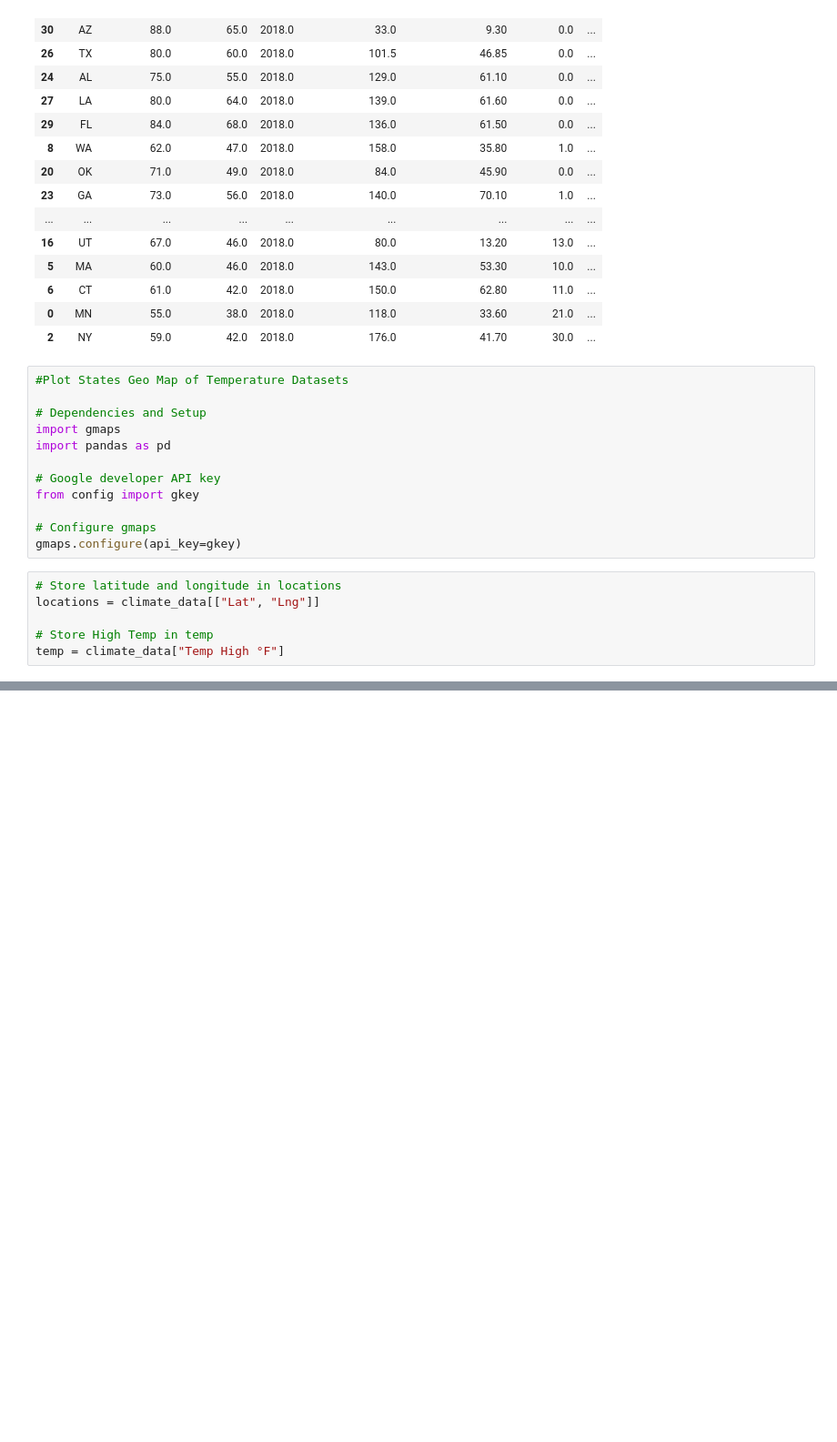
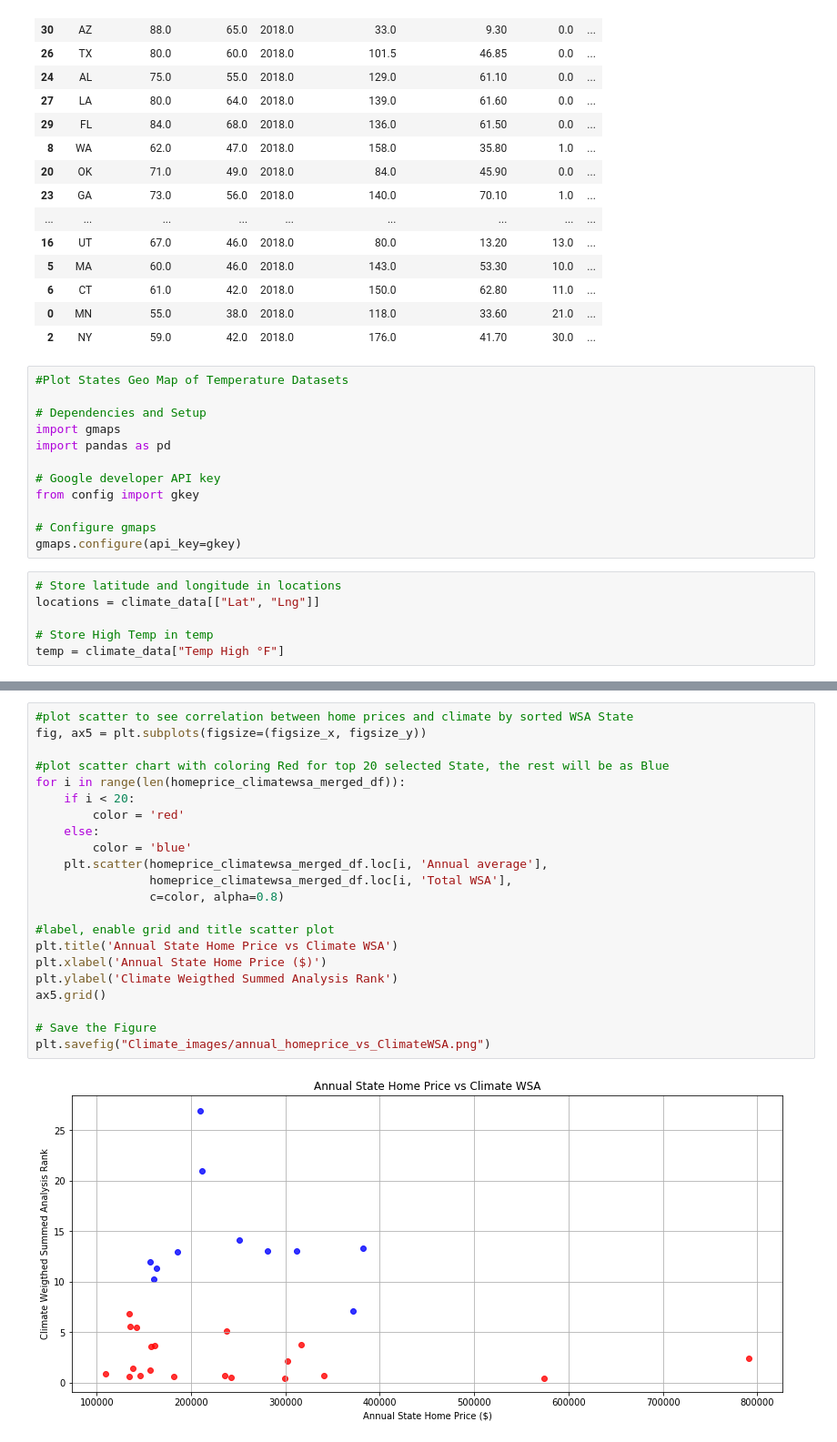
Before and after one commit to prakashbalasubramaniam/The_Incredible_Quad, a Jupyter notebook: Climate_analysis/climate_main_analysis.ipynb, the cells around one changed output, grey strips where cells are left out. Shown: that part at 91% size. Cells and saved outputs as stored; diff of their text form; blank space fills up the shorter version.

```diff
--- a/Climate_analysis/climate_main_analysis.ipynb
+++ b/Climate_analysis/climate_main_analysis.ipynb
@@ -316,0 +424,24 @@ fig_geo
+# %%
+#plot scatter to see correlation between home prices and climate by sorted WSA State
+fig, ax5 = plt.subplots(figsize=(figsize_x, figsize_y))
+
+#plot scatter chart with coloring Red for top 20 selected State, the rest will be as Blue
+for i in range(len(homeprice_climatewsa_merged_df)):
+    if i < 20:
+        color = 'red'
+    else:
+        color = 'blue'
+    plt.scatter(homeprice_climatewsa_merged_df.loc[i, 'Annual average'],
+                homeprice_climatewsa_merged_df.loc[i, 'Total WSA'],
+                c=color, alpha=0.8)
+
+#label, enable grid and title scatter plot
+plt.title('Annual State Home Price vs Climate WSA')
+plt.xlabel('Annual State Home Price ($)')
+plt.ylabel('Climate Weigthed Summed Analysis Rank')
+ax5.grid()
+
+# Save the Figure
+plt.savefig("Climate_images/annual_homeprice_vs_ClimateWSA.png")
+# %% [output]
+[figure, added]
```
Also changed, not shown: parts of 8 cells of this notebook, 4 other files.
